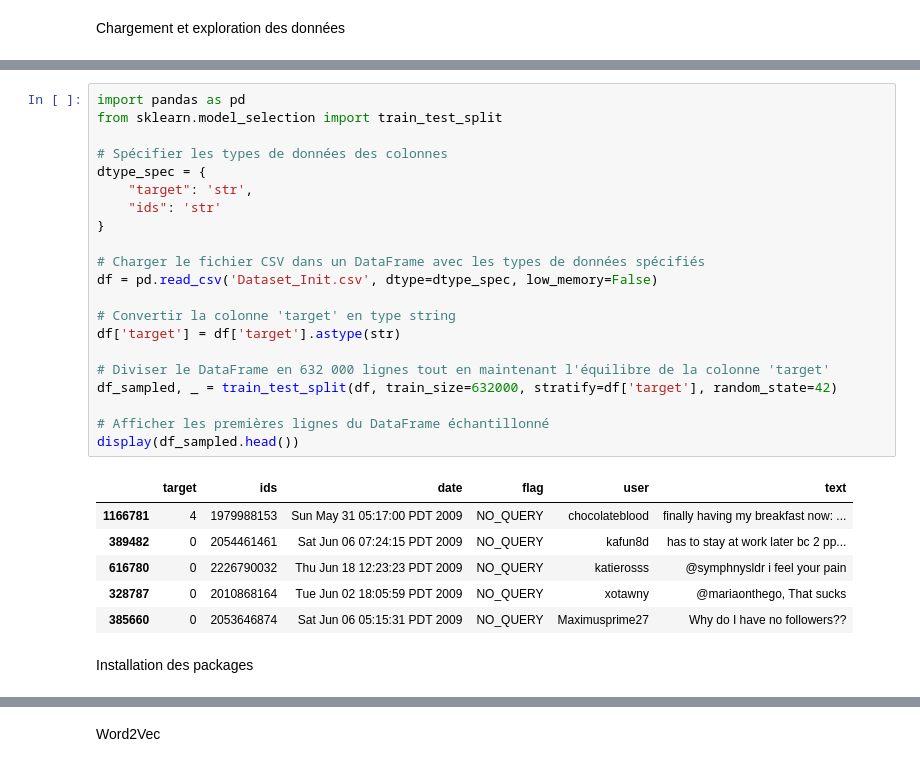
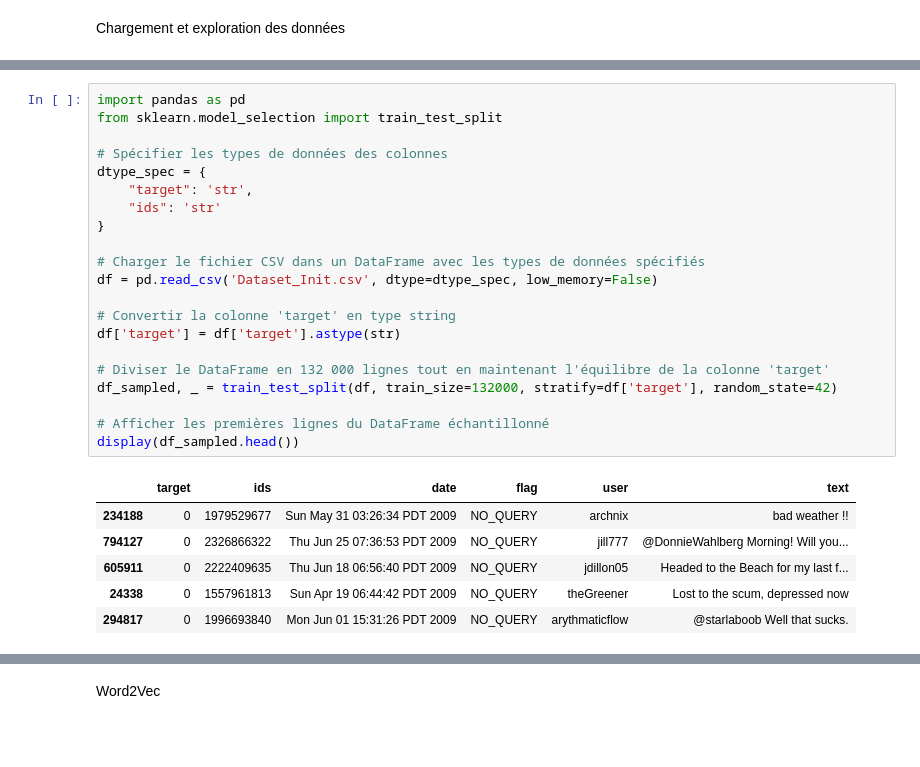
Before and after one commit to tomcre94/Projet7-AI, a Jupyter notebook: Creuse_Tom_2_scripts_notebook_modélisation_122024.ipynb, the cells around one changed output, grey strips where cells are left out. Saved outputs shown, nothing was run; the diff lists cells and outputs as text; blank space fills up the shorter version.

```diff
--- a/Creuse_Tom_2_scripts_notebook_modélisation_122024.ipynb
+++ b/Creuse_Tom_2_scripts_notebook_modélisation_122024.ipynb
@@ -103,30 +128,28 @@ dtype: int64
 # %%
 import pandas as pd
 from sklearn.model_selection import train_test_split
 
 # Spécifier les types de données des colonnes
 dtype_spec = {
     "target": 'str',
     "ids": 'str'
 }
 
 # Charger le fichier CSV dans un DataFrame avec les types de données spécifiés
 df = pd.read_csv('Dataset_Init.csv', dtype=dtype_spec, low_memory=False)
 
 # Convertir la colonne 'target' en type string
 df['target'] = df['target'].astype(str)
 
-# Diviser le DataFrame en 632 000 lignes tout en maintenant l'équilibre de la colonne 'target'
-df_sampled, _ = train_test_split(df, train_size=632000, stratify=df['target'], random_state=42)
+# Diviser le DataFrame en 132 000 lignes tout en maintenant l'équilibre de la colonne 'target'
+df_sampled, _ = train_test_split(df, train_size=132000, stratify=df['target'], random_state=42)
 
 # Afficher les premières lignes du DataFrame échantillonné
 display(df_sampled.head())
 # %% [output]
 |  | target | ids | date | flag | user | text |
-| 1166781 | 4 | 1979988153 | Sun May 31 05:17:00 PDT 2009 | NO_QUERY | chocolateblood | finally having my breakfast now: ... |
-| 389482 | 0 | 2054461461 | Sat Jun 06 07:24:15 PDT 2009 | NO_QUERY | kafun8d | has to stay at work later bc 2 pp... |
-| 616780 | 0 | 2226790032 | Thu Jun 18 12:23:23 PDT 2009 | NO_QUERY | katierosss | @symphnysldr i feel your pain |
-| 328787 | 0 | 2010868164 | Tue Jun 02 18:05:59 PDT 2009 | NO_QUERY | xotawny | @mariaonthego, That sucks |
-| 385660 | 0 | 2053646874 | Sat Jun 06 05:15:31 PDT 2009 | NO_QUERY | Maximusprime27 | Why do I have no followers?? |
+| 234188 | 0 | 1979529677 | Sun May 31 03:26:34 PDT 2009 | NO_QUERY | archnix | bad weather !! |
+| 794127 | 0 | 2326866322 | Thu Jun 25 07:36:53 PDT 2009 | NO_QUERY | jill777 | @DonnieWahlberg Morning! Will you... |
+| 605911 | 0 | 2222409635 | Thu Jun 18 06:56:40 PDT 2009 | NO_QUERY | jdillon05 | Headed to the Beach for my last f... |
+| 24338 | 0 | 1557961813 | Sun Apr 19 06:44:42 PDT 2009 | NO_QUERY | theGreener | Lost to the scum, depressed now |
+| 294817 | 0 | 1996693840 | Mon Jun 01 15:31:26 PDT 2009 | NO_QUERY | arythmaticflow | @starlaboob Well that sucks. |
-# %% [markdown]
-Installation des packages
```
Also changed, not shown: parts of 12 cells of this notebook, 4 other files.
